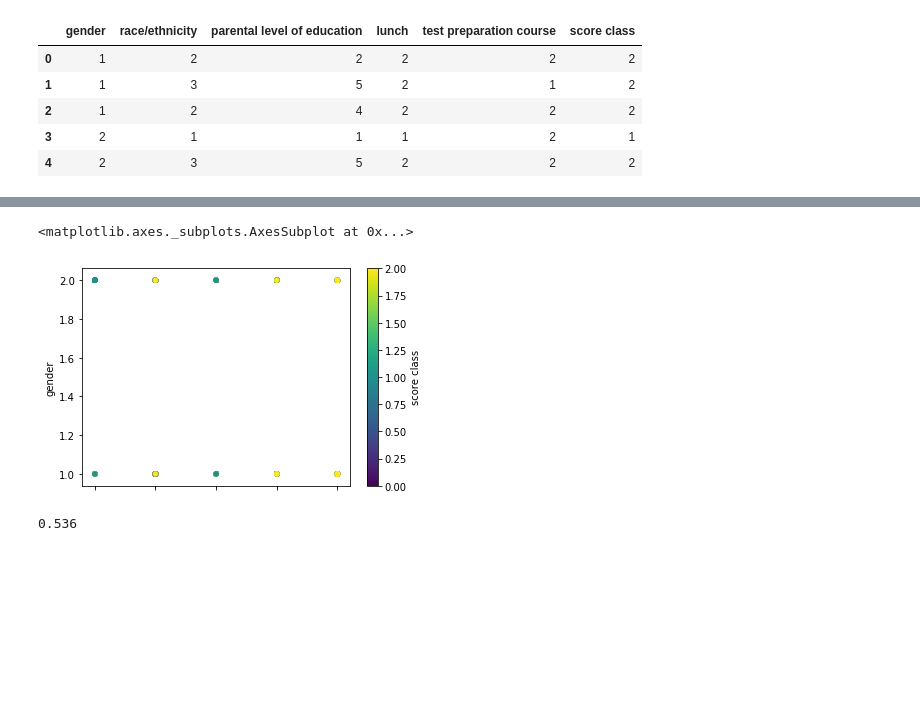
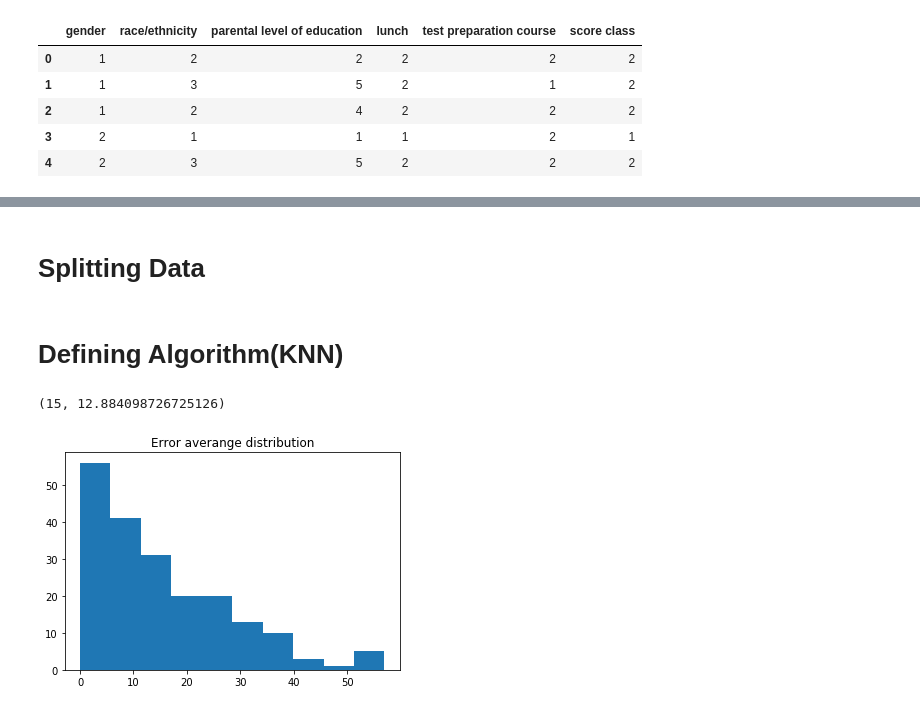
Before and after one commit to luiseduardogfranca/students-perfomance, a Jupyter notebook: Notebook - Python3.ipynb, the cells around one changed output, grey strips where cells are left out. Saved outputs shown, nothing was run; the diff lists cells and outputs as text; code cells hidden in the pictures; blank space fills up the shorter version.

Commit message:
Add KNN Regression implementation

```diff
--- a/Notebook - Python3.ipynb
+++ b/Notebook - Python3.ipynb
@@ -141,5 +183,2 @@ sns.heatmap(df.corr(), cmap=cmap, linewidths=.5, annot=True)
-# %%
-df.plot.scatter(x='race/ethnicity', y='gender', c='score class', colormap='viridis')
-# %% [output]
-<matplotlib.axes._subplots.AxesSubplot at 0x...>
-[figure, removed]
+# %% [markdown]
+# Splitting Data
@@ -146,3 +189,5 @@ df.plot.scatter(x='race/ethnicity', y='gender', c='score class', colormap='virid
+# %% [markdown]
+# Defining Algorithm(KNN)
 # %%
 def distance(inst_1, inst_2, dist_type='euclidean'):
     distances = {
@@ -150,12 +195,8 @@ def distance(inst_1, inst_2, dist_type='euclidean'):
     }
     dist_result = sum(map(distances[dist_type], inst_1, inst_2))
     return dist_result
-# %%
-X_train, X_test, Y_train, Y_test = train_test_split(
-    df.drop('score class', axis=1).values,
-    df['score class'].values)
 # %%
-def check_neighbours(k, distances):
+def get_neighbours(k, distances):
     distances_copy = distances.copy()
     distances_copy.sort()
     return [*map(distances.index, distances_copy[: k])]
@@ -163,8 +204,11 @@ def check_neighbours(k, distances):
 def predict(X_train, Y_train, X_test):
     distances = [*map(lambda X_t: [*map(partial(distance, X_t), X_train)], X_test)]
 
-    classes_inds = [*map(partial(check_neighbours, 3), distances)]
-    return [*map(lambda inst_classes: mode([*map(lambda ind: Y_train[ind], inst_classes)]), classes_inds)]
+    instaces_inds = [*map(partial(get_neighbours, 3), distances)]
+    return [*map(lambda inst_inds: mean([*map(lambda ind: Y_train[ind],
+                                                 inst_inds
+                                             )]),
+                 instaces_inds)]
 # %%
 predictions = predict(X_train, Y_train, X_test)
 # %%
@@ -173,4 +217,11 @@ def score(predictions, Y_test):
+# %%
+def score_regression(predictions, Y_test):
+    errors = [*map(lambda x1, x2: abs(x1 - x2), Y_test, predictions)]
+    plt.title('Error averange distribution')
+    plt.hist(x=errors)
+    return mean(errors), stdev(errors)
 # %%
-score(predictions, Y_test)
+score_regression(predictions, Y_test)
 # %% [output]
-0.536
+(15, 12.884098726725126)
+[figure, added]
```
Also changed, not shown: parts of 12 cells of this notebook.
